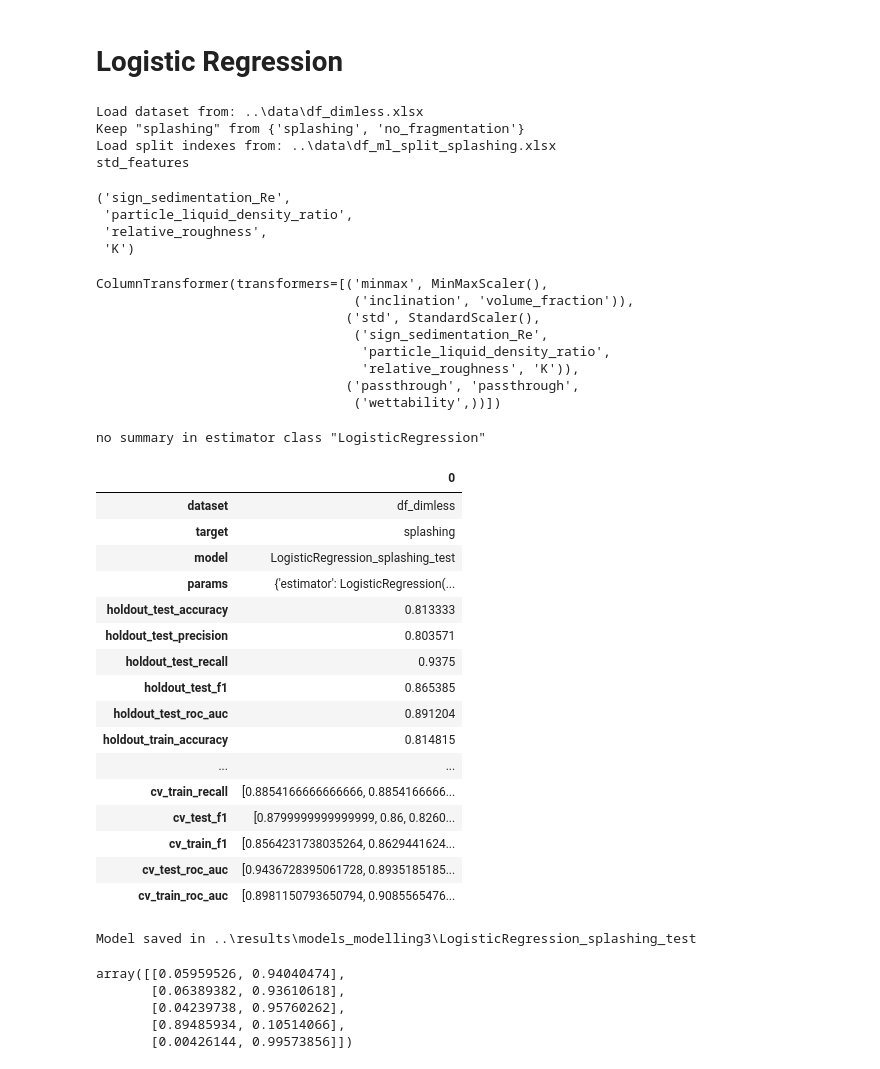
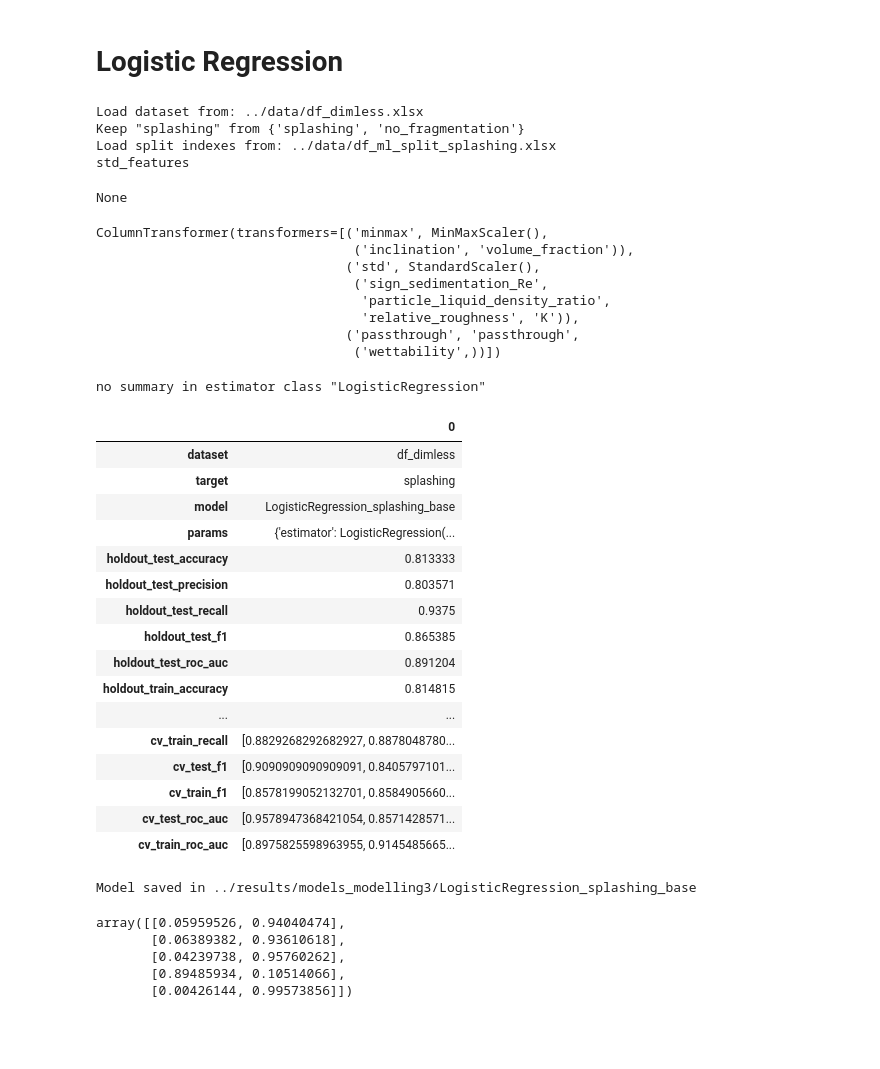
Before and after one commit to mvulf/drop-wall-impact-ml-prediction, a Jupyter notebook: notebooks/modelling_df3_dimless_3.2_nonlogit_models.ipynb, the cells around one changed output. Cells and saved outputs as stored; diff of their text form; code cells hidden in the pictures; blank space fills up the shorter version.

```diff
--- a/notebooks/modelling_df3_dimless_mlpipeline_nonlogit_models.ipynb
+++ b/notebooks/modelling_df3_dimless_3.2_nonlogit_models.ipynb
@@ -52,41 +52,38 @@ ml_pipe = MLPipeline(
         'We',
         'init_volume_fraction',
         'particle_droplet_diameter_ratio',
         'sedimentation_Re',
         # 'particle_liquid_density_ratio',
         'sedimentation_Stk'
         # 'sign_sedimentation_Re',
         # 'volume_fraction',
         # 'relative_roughness',
         # 'inclination',
         # 'wettability',
     ),
-    model_postfix='test',
+    model_postfix='base',
 )
 
 ml_pipe.run()
 # %% [output]
-Load dataset from: ..\data\df_dimless.xlsx
+Load dataset from: ../data/df_dimless.xlsx
 Keep "splashing" from {'splashing', 'no_fragmentation'}
-Load split indexes from: ..\data\df_ml_split_splashing.xlsx
+Load split indexes from: ../data/df_ml_split_splashing.xlsx
 std_features
-('sign_sedimentation_Re',
- 'particle_liquid_density_ratio',
- 'relative_roughness',
- 'K')
+None
 ColumnTransformer(transformers=[('minmax', MinMaxScaler(),
                                  ('inclination', 'volume_fraction')),
                                 ('std', StandardScaler(),
                                  ('sign_sedimentation_Re',
                                   'particle_liquid_density_ratio',
                                   'relative_roughness', 'K')),
                                 ('passthrough', 'passthrough',
                                  ('wettability',))])
 no summary in estimator class "LogisticRegression"
 |  | 0 |
 | dataset | df_dimless |
 | target | splashing |
-| model | LogisticRegression_splashing_test |
+| model | LogisticRegression_splashing_base |
 | params | {'estimator': LogisticRegression(... |
 | holdout_test_accuracy | 0.813333 |
 | holdout_test_precision | 0.803571 |
@@ -95,11 +92,11 @@ no summary in estimator class "LogisticRegression"
 | holdout_test_roc_auc | 0.891204 |
 | holdout_train_accuracy | 0.814815 |
 | ... | ... |
-| cv_train_recall | [0.8854166666666666, 0.8854166666... |
-| cv_test_f1 | [0.8799999999999999, 0.86, 0.8260... |
-| cv_train_f1 | [0.8564231738035264, 0.8629441624... |
-| cv_test_roc_auc | [0.9436728395061728, 0.8935185185... |
-| cv_train_roc_auc | [0.8981150793650794, 0.9085565476... |
+| cv_train_recall | [0.8829268292682927, 0.8878048780... |
+| cv_test_f1 | [0.9090909090909091, 0.8405797101... |
+| cv_train_f1 | [0.8578199052132701, 0.8584905660... |
+| cv_test_roc_auc | [0.9578947368421054, 0.8571428571... |
+| cv_train_roc_auc | [0.8975825598963955, 0.9145485665... |
-Model saved in ..\results\models_modelling3\LogisticRegression_splashing_test
+Model saved in ../results/models_modelling3/LogisticRegression_splashing_base
 # %%
 model = joblib.load(
```
Also changed, not shown: parts of 9 cells of this notebook, 19 other files.
